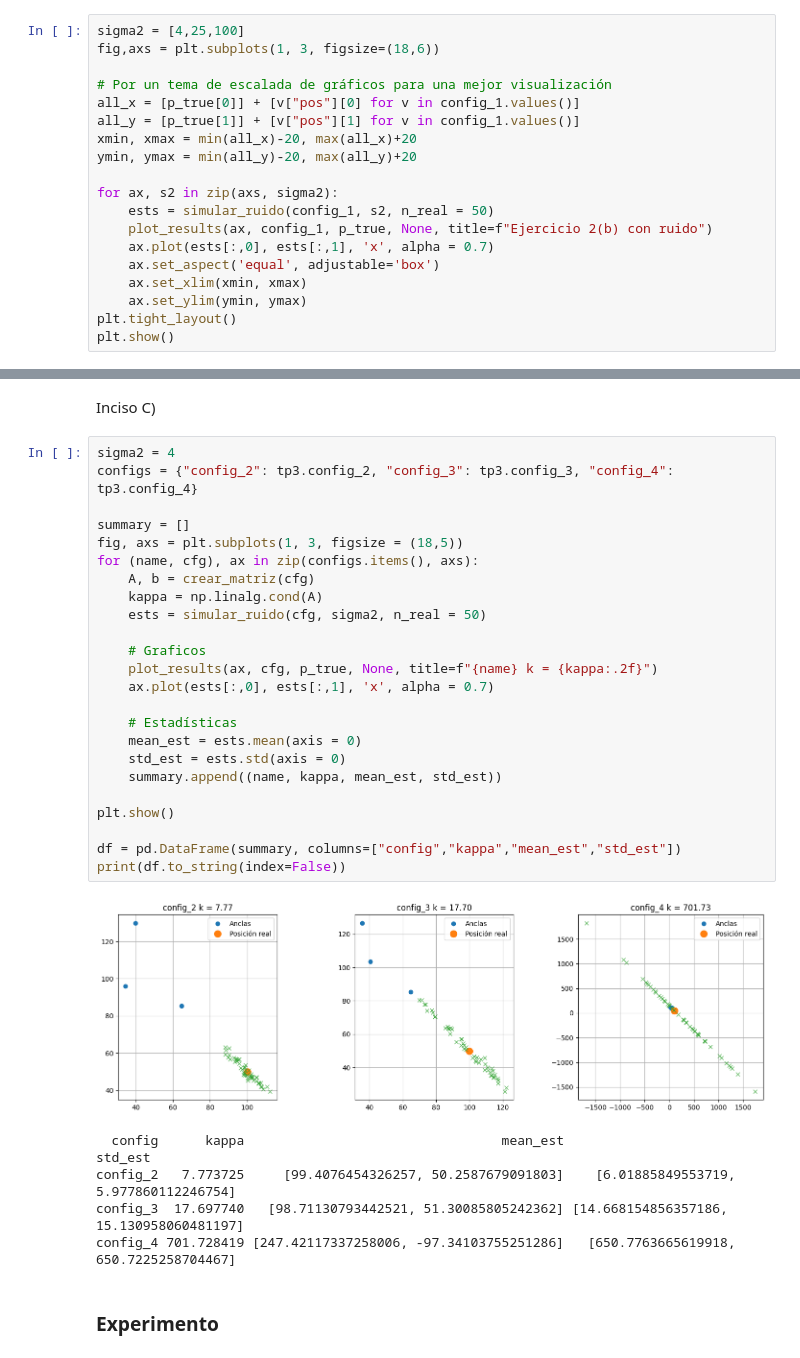
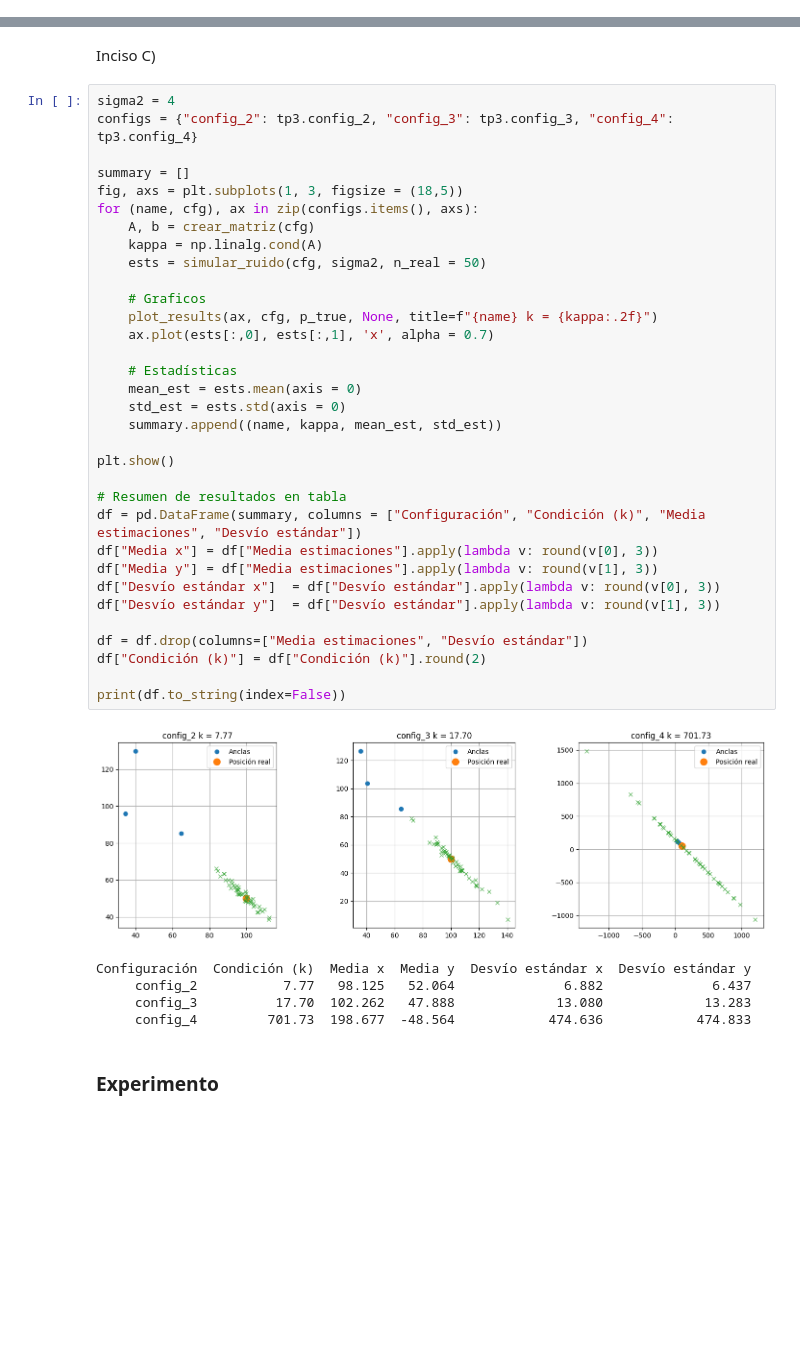
Before and after one commit to FrancoSandri/TP3_Inferencia, a Jupyter notebook: tp3.ipynb, the cells around one changed output, grey strips where cells are left out. Saved outputs shown, nothing was run; the diff lists cells and outputs as text; blank space fills up the shorter version.

```diff
--- a/tp3.ipynb
+++ b/tp3.ipynb
@@ -93,19 +114,0 @@ def simular_ruido(anchors, sigma2, n_real = 50):
-# %%
-sigma2 = [4,25,100]
-fig,axs = plt.subplots(1, 3, figsize=(18,6))
-
-# Por un tema de escalada de gráficos para una mejor visualización
-all_x = [p_true[0]] + [v["pos"][0] for v in config_1.values()]
-all_y = [p_true[1]] + [v["pos"][1] for v in config_1.values()]
-xmin, xmax = min(all_x)-20, max(all_x)+20
-ymin, ymax = min(all_y)-20, max(all_y)+20
-
-for ax, s2 in zip(axs, sigma2):
-    ests = simular_ruido(config_1, s2, n_real = 50)
-    plot_results(ax, config_1, p_true, None, title=f"Ejercicio 2(b) con ruido")
-    ax.plot(ests[:,0], ests[:,1], 'x', alpha = 0.7)
-    ax.set_aspect('equal', adjustable='box')
-    ax.set_xlim(xmin, xmax)
-    ax.set_ylim(ymin, ymax)
-plt.tight_layout()
-plt.show()
@@ -116,32 +117,41 @@ Inciso C)
 # %%
 sigma2 = 4
 configs = {"config_2": tp3.config_2, "config_3": tp3.config_3, "config_4": tp3.config_4}
 
 summary = []
 fig, axs = plt.subplots(1, 3, figsize = (18,5))
 for (name, cfg), ax in zip(configs.items(), axs):
     A, b = crear_matriz(cfg)
     kappa = np.linalg.cond(A)
     ests = simular_ruido(cfg, sigma2, n_real = 50)
 
     # Graficos
     plot_results(ax, cfg, p_true, None, title=f"{name} k = {kappa:.2f}")
     ax.plot(ests[:,0], ests[:,1], 'x', alpha = 0.7)
 
     # Estadísticas
     mean_est = ests.mean(axis = 0)
     std_est = ests.std(axis = 0)
     summary.append((name, kappa, mean_est, std_est))
 
 plt.show()
 
-df = pd.DataFrame(summary, columns=["config","kappa","mean_est","std_est"])
+# Resumen de resultados en tabla
+df = pd.DataFrame(summary, columns = ["Configuración", "Condición (k)", "Media estimaciones", "Desvío estándar"])
+df["Media x"] = df["Media estimaciones"].apply(lambda v: round(v[0], 3))
+df["Media y"] = df["Media estimaciones"].apply(lambda v: round(v[1], 3))
+df["Desvío estándar x"]  = df["Desvío estándar"].apply(lambda v: round(v[0], 3))
+df["Desvío estándar y"]  = df["Desvío estándar"].apply(lambda v: round(v[1], 3))
+
+df = df.drop(columns=["Media estimaciones", "Desvío estándar"])
+df["Condición (k)"] = df["Condición (k)"].round(2)
+
 print(df.to_string(index=False))
 # %% [output]
-[figure, old version]
+[figure, new version]
-  config      kappa                                 mean_est                                  std_est
-config_2   7.773725     [99.4076454326257, 50.2587679091803]    [6.01885849553719, 5.977860112246754]
-config_3  17.697740   [98.71130793442521, 51.30085805242362] [14.668154856357186, 15.130958060481197]
-config_4 701.728419 [247.42117337258006, -97.34103755251286]   [650.7763665619918, 650.7225258704467]
+Configuración  Condición (k)  Media x  Media y  Desvío estándar x  Desvío estándar y
+     config_2           7.77   98.125   52.064              6.882              6.437
+     config_3          17.70  102.262   47.888             13.080             13.283
+     config_4         701.73  198.677  -48.564            474.636            474.833
 # %% [markdown]
 ### Experimento
```
Also changed, not shown: parts of 10 cells of this notebook.
